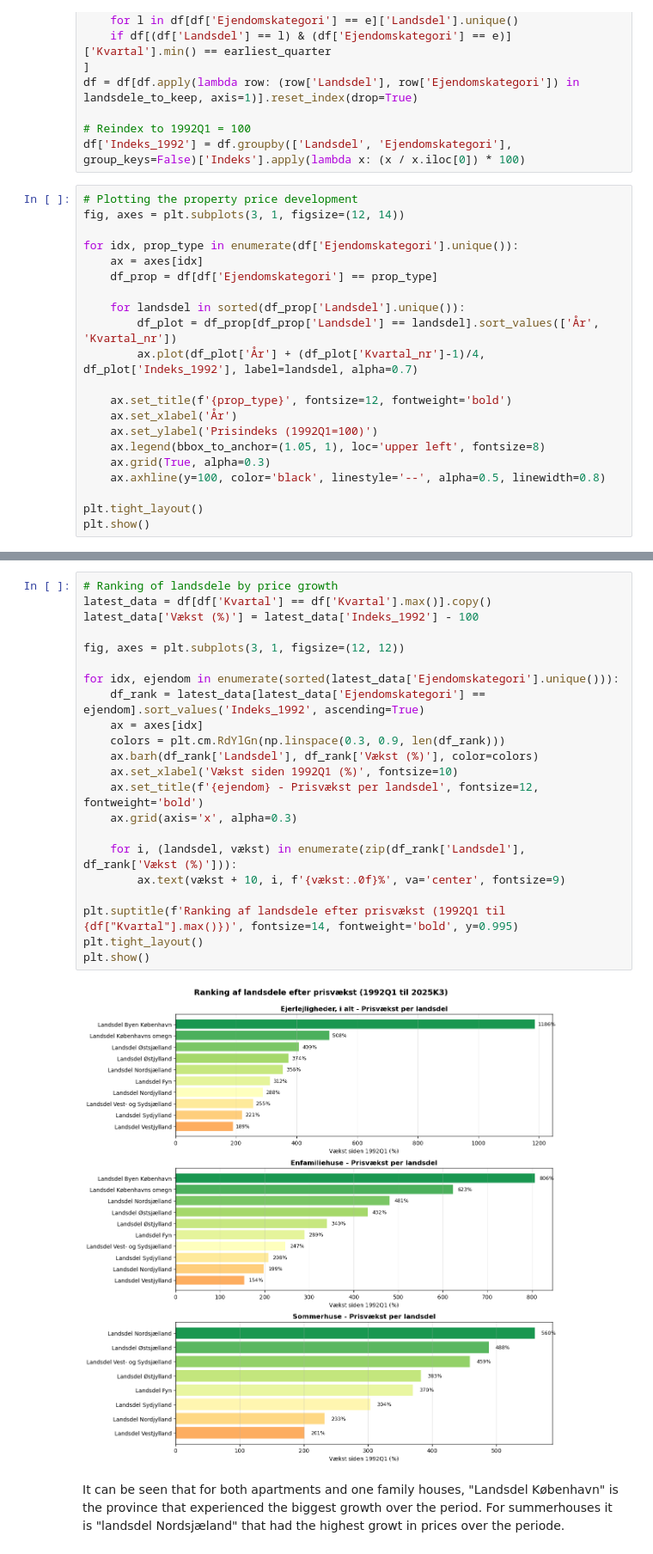
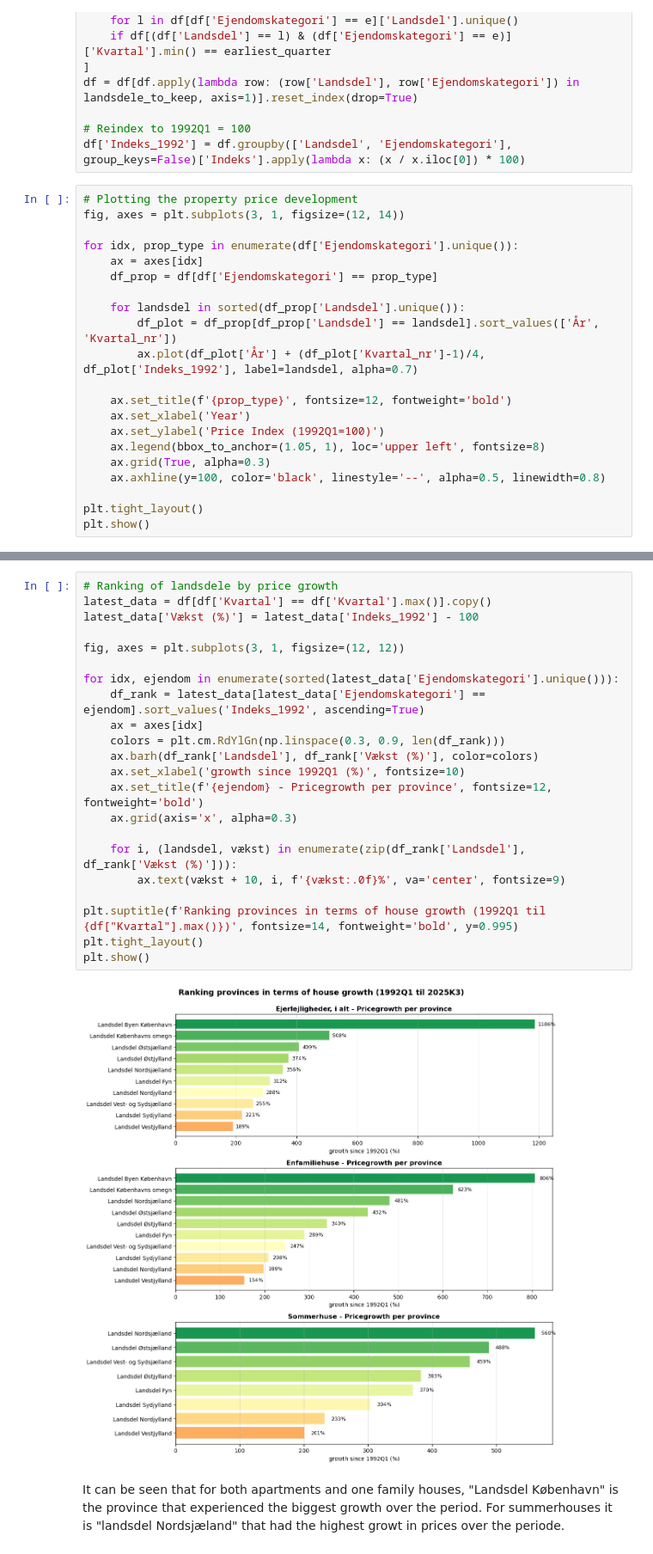
Before and after one commit to Magnus-Rasmussen/Eget-prog, a Jupyter notebook: fejl.ipynb, the cells around one changed output, grey strips where cells are left out. Shown at 86% size. Saved outputs shown, nothing was run; the diff lists cells and outputs as text.

```diff
--- a/fejl.ipynb
+++ b/fejl.ipynb
@@ -67,8 +67,8 @@ for idx, prop_type in enumerate(df['Ejendomskategori'].unique()):
         ax.plot(df_plot['År'] + (df_plot['Kvartal_nr']-1)/4, df_plot['Indeks_1992'], label=landsdel, alpha=0.7)
 
     ax.set_title(f'{prop_type}', fontsize=12, fontweight='bold')
-    ax.set_xlabel('År')
-    ax.set_ylabel('Prisindeks (1992Q1=100)')
+    ax.set_xlabel('Year')
+    ax.set_ylabel('Price Index (1992Q1=100)')
     ax.legend(bbox_to_anchor=(1.05, 1), loc='upper left', fontsize=8)
     ax.grid(True, alpha=0.3)
     ax.axhline(y=100, color='black', linestyle='--', alpha=0.5, linewidth=0.8)
@@ -80,26 +80,26 @@ plt.show()
 # %%
 # Ranking of landsdele by price growth
 latest_data = df[df['Kvartal'] == df['Kvartal'].max()].copy()
 latest_data['Vækst (%)'] = latest_data['Indeks_1992'] - 100
 
 fig, axes = plt.subplots(3, 1, figsize=(12, 12))
 
 for idx, ejendom in enumerate(sorted(latest_data['Ejendomskategori'].unique())):
     df_rank = latest_data[latest_data['Ejendomskategori'] == ejendom].sort_values('Indeks_1992', ascending=True)
     ax = axes[idx]
     colors = plt.cm.RdYlGn(np.linspace(0.3, 0.9, len(df_rank)))
     ax.barh(df_rank['Landsdel'], df_rank['Vækst (%)'], color=colors)
-    ax.set_xlabel('Vækst siden 1992Q1 (%)', fontsize=10)
-    ax.set_title(f'{ejendom} - Prisvækst per landsdel', fontsize=12, fontweight='bold')
+    ax.set_xlabel('growth since 1992Q1 (%)', fontsize=10)
+    ax.set_title(f'{ejendom} - Pricegrowth per province', fontsize=12, fontweight='bold')
     ax.grid(axis='x', alpha=0.3)
 
     for i, (landsdel, vækst) in enumerate(zip(df_rank['Landsdel'], df_rank['Vækst (%)'])):
         ax.text(vækst + 10, i, f'{vækst:.0f}%', va='center', fontsize=9)
 
-plt.suptitle(f'Ranking af landsdele efter prisvækst (1992Q1 til {df["Kvartal"].max()})', fontsize=14, fontweight='bold', y=0.995)
+plt.suptitle(f'Ranking provinces in terms of house growth (1992Q1 til {df["Kvartal"].max()})', fontsize=14, fontweight='bold', y=0.995)
 plt.tight_layout()
 plt.show()
 # %% [output]
-[figure, old version]
+[figure, new version]
 # %% [markdown]
 It can be seen that for both apartments and one family houses, "Landsdel København" is the province that experienced the biggest growth over the period. For summerhouses it is "landsdel Nordsjæland" that had the highest growt in prices over the periode.
```
Also changed, not shown: parts of 2 cells of this notebook.
